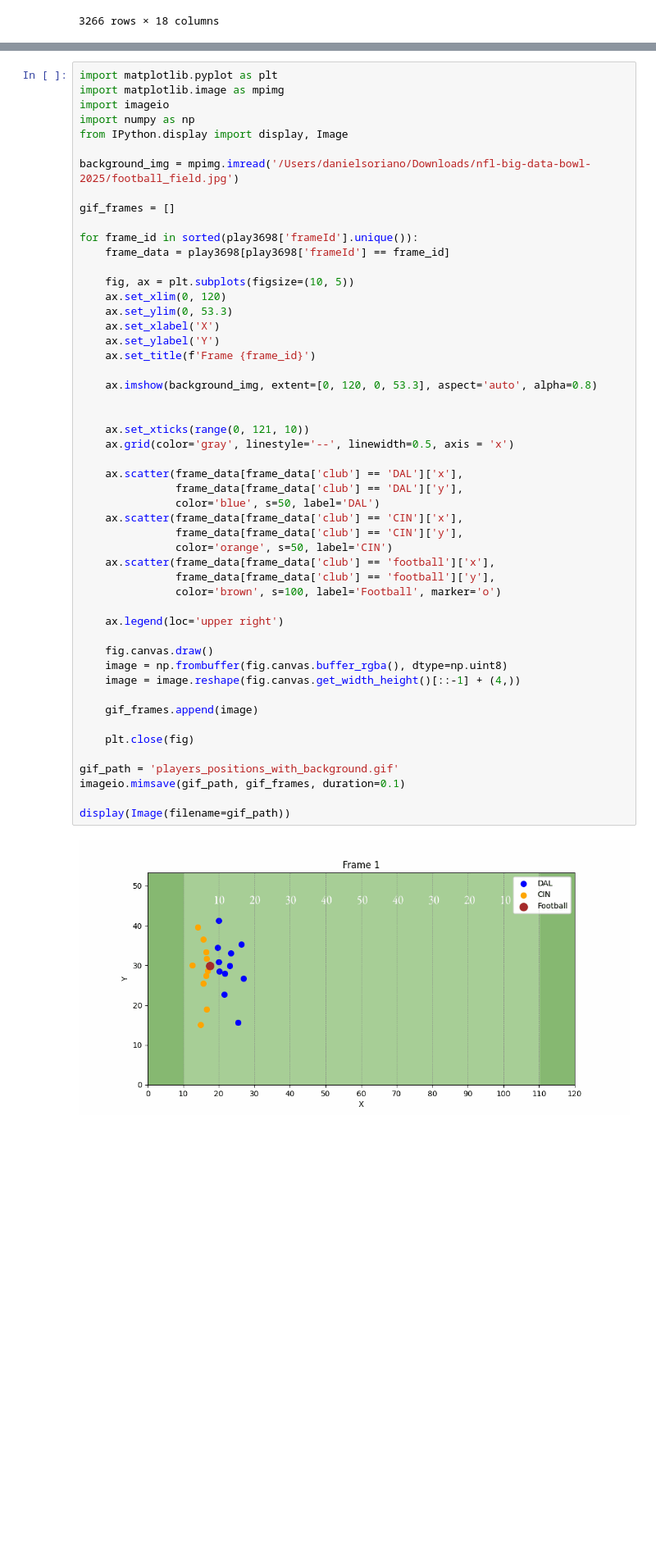
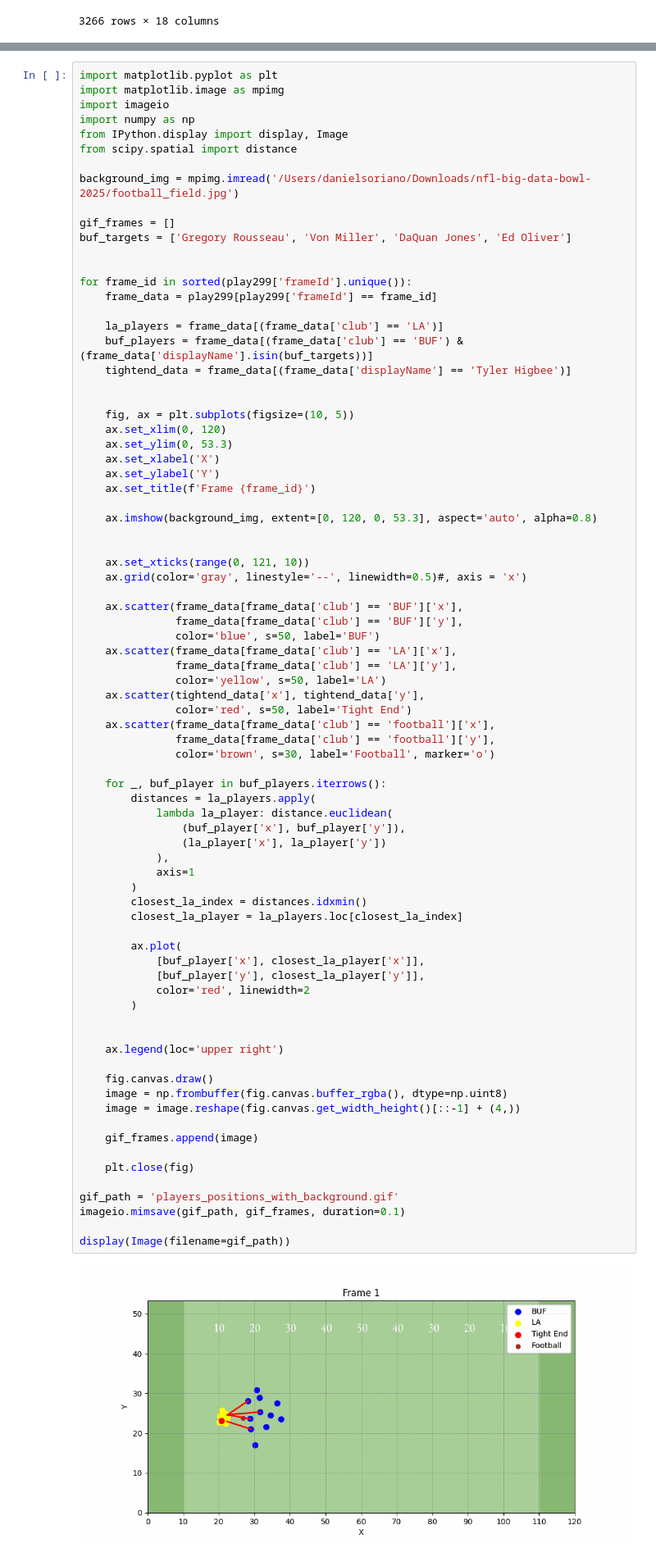
Before and after one commit to lucca-ferraz/bigdatabowl2025, a Jupyter notebook: BDB_EDA.ipynb, the cells around one changed output, grey strips where cells are left out. Shown at 82% size. Drawn from its saved outputs; the diff is of its cells as text; blank space fills up the shorter version.

```diff
--- a/BDB_EDA.ipynb
+++ b/BDB_EDA.ipynb
@@ -353,50 +415,78 @@ import matplotlib.image as mpimg
 import imageio
 import numpy as np
 from IPython.display import display, Image
+from scipy.spatial import distance
 
 background_img = mpimg.imread('/Users/danielsoriano/Downloads/nfl-big-data-bowl-2025/football_field.jpg')
 
 gif_frames = []
+buf_targets = ['Gregory Rousseau', 'Von Miller', 'DaQuan Jones', 'Ed Oliver']
 
-for frame_id in sorted(play3698['frameId'].unique()):
-    frame_data = play3698[play3698['frameId'] == frame_id]
+
+for frame_id in sorted(play299['frameId'].unique()):
+    frame_data = play299[play299['frameId'] == frame_id]
+
+    la_players = frame_data[(frame_data['club'] == 'LA')]
+    buf_players = frame_data[(frame_data['club'] == 'BUF') & (frame_data['displayName'].isin(buf_targets))]
+    tightend_data = frame_data[(frame_data['displayName'] == 'Tyler Higbee')]
+
 
     fig, ax = plt.subplots(figsize=(10, 5))
     ax.set_xlim(0, 120)
     ax.set_ylim(0, 53.3)
     ax.set_xlabel('X')
     ax.set_ylabel('Y')
     ax.set_title(f'Frame {frame_id}')
 
     ax.imshow(background_img, extent=[0, 120, 0, 53.3], aspect='auto', alpha=0.8)
 
 
     ax.set_xticks(range(0, 121, 10))
-    ax.grid(color='gray', linestyle='--', linewidth=0.5, axis = 'x')
+    ax.grid(color='gray', linestyle='--', linewidth=0.5)#, axis = 'x')
 
-    ax.scatter(frame_data[frame_data['club'] == 'DAL']['x'],
-               frame_data[frame_data['club'] == 'DAL']['y'],
-               color='blue', s=50, label='DAL')
-    ax.scatter(frame_data[frame_data['club'] == 'CIN']['x'],
-               frame_data[frame_data['club'] == 'CIN']['y'],
-               color='orange', s=50, label='CIN')
+    ax.scatter(frame_data[frame_data['club'] == 'BUF']['x'],
+               frame_data[frame_data['club'] == 'BUF']['y'],
+               color='blue', s=50, label='BUF')
+    ax.scatter(frame_data[frame_data['club'] == 'LA']['x'],
+               frame_data[frame_data['club'] == 'LA']['y'],
+               color='yellow', s=50, label='LA')
+    ax.scatter(tightend_data['x'], tightend_data['y'],
+               color='red', s=50, label='Tight End')
     ax.scatter(frame_data[frame_data['club'] == 'football']['x'],
                frame_data[frame_data['club'] == 'football']['y'],
-               color='brown', s=100, label='Football', marker='o')
+               color='brown', s=30, label='Football', marker='o')
+
+    for _, buf_player in buf_players.iterrows():
+        distances = la_players.apply(
+            lambda la_player: distance.euclidean(
+                (buf_player['x'], buf_player['y']),
+                (la_player['x'], la_player['y'])
+            ),
+            axis=1
+        )
+        closest_la_index = distances.idxmin()
+        closest_la_player = la_players.loc[closest_la_index]
+
+        ax.plot(
+            [buf_player['x'], closest_la_player['x']],
+            [buf_player['y'], closest_la_player['y']],
+            color='red', linewidth=2
+        )
+
 
     ax.legend(loc='upper right')
 
     fig.canvas.draw()
     image = np.frombuffer(fig.canvas.buffer_rgba(), dtype=np.uint8)
     image = image.reshape(fig.canvas.get_width_height()[::-1] + (4,))
 
     gif_frames.append(image)
 
     plt.close(fig)
 
 gif_path = 'players_positions_with_background.gif'
 imageio.mimsave(gif_path, gif_frames, duration=0.1)
 
 display(Image(filename=gif_path))
 # %% [output]
-[figure, old version]
+[figure, new version]
```
Also changed, not shown: parts of 14 cells of this notebook.
